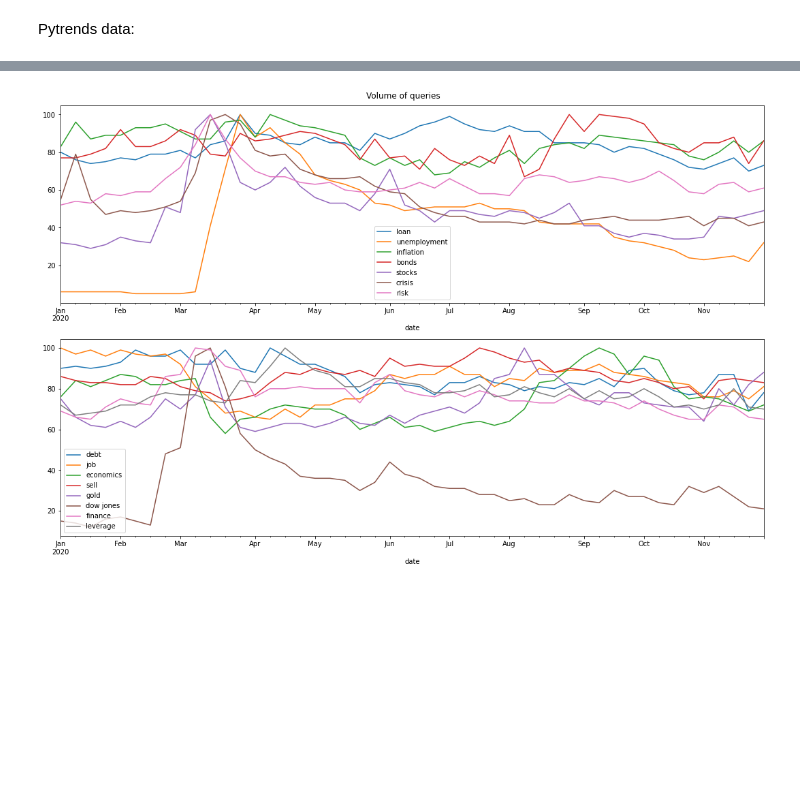
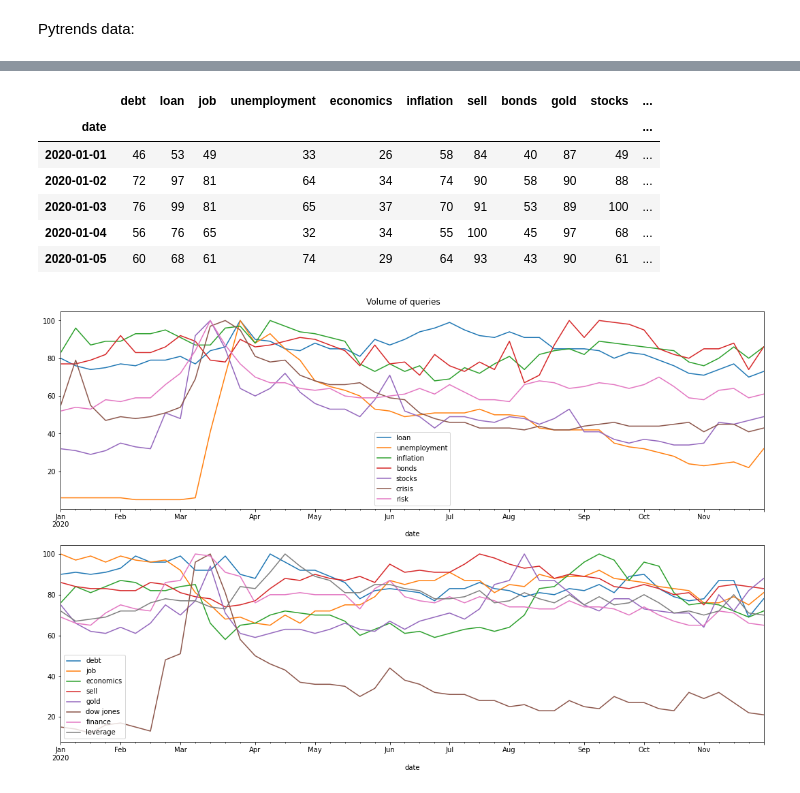
Before and after one commit to epfl-ada/ada-2020-project-milestone-p3-p3_adanas, a Jupyter notebook: creative_extension.ipynb, the cells around one changed output, grey strips where cells are left out. Saved outputs shown, nothing was run; the diff lists cells and outputs as text; code cells hidden in the pictures; blank space fills up the shorter version.

```diff
--- a/creative_extension.ipynb
+++ b/creative_extension.ipynb
@@ -227,3 +261,13 @@ g_trends.head()
+# %%
+g_trend_daily.head()
+# %% [output]
+|  | debt | loan | job | unemployment | economics | inflation | sell | bonds | gold | stocks | ... |
+| date |  |  |  |  |  |  |  |  |  |  | ... |
+| 2020-01-01 | 46 | 53 | 49 | 33 | 26 | 58 | 84 | 40 | 87 | 49 | ... |
+| 2020-01-02 | 72 | 97 | 81 | 64 | 34 | 74 | 90 | 58 | 90 | 88 | ... |
+| 2020-01-03 | 76 | 99 | 81 | 65 | 37 | 70 | 91 | 53 | 89 | 100 | ... |
+| 2020-01-04 | 56 | 76 | 65 | 32 | 34 | 55 | 100 | 45 | 97 | 68 | ... |
+| 2020-01-05 | 60 | 68 | 61 | 74 | 29 | 64 | 93 | 43 | 90 | 61 | ... |
 # %%
 fig, axs = plt.subplots(2,figsize=(15,10))
 axe = axs[0]
```
Also changed, not shown: parts of 9 cells of this notebook.
